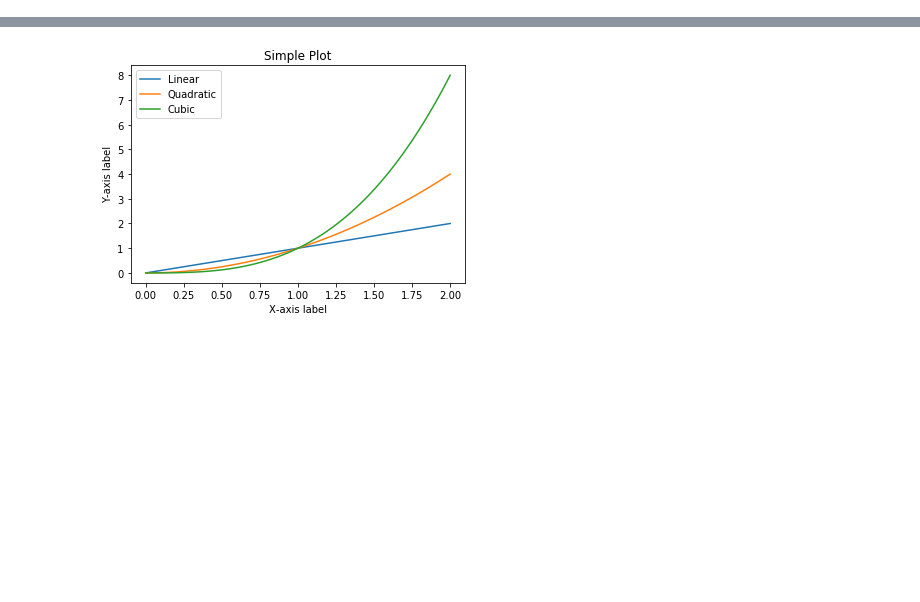
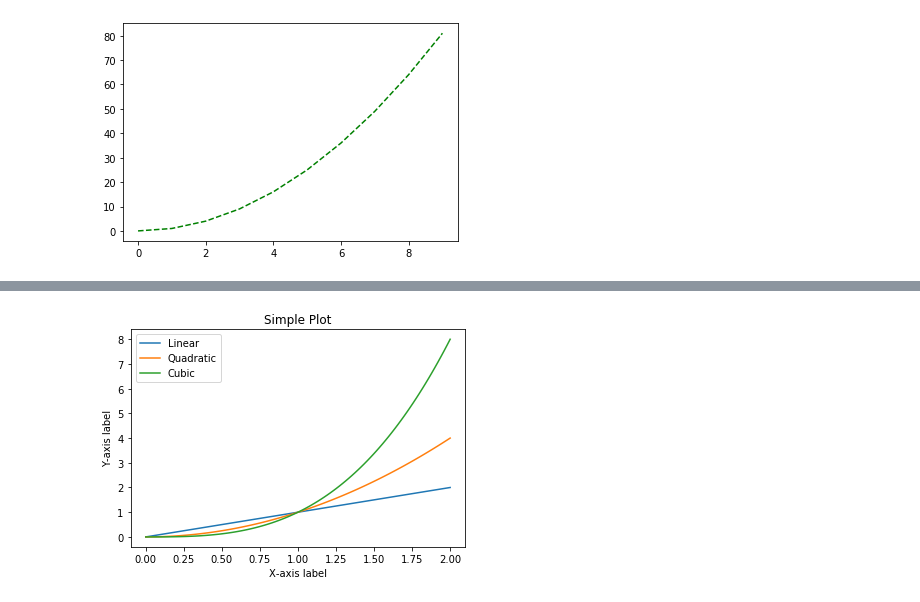
Before and after one commit to the-code-experiments/dl-prerequisite, a Jupyter notebook: matplotlib/feature-example-1.ipynb, the cells around one changed output, grey strips where cells are left out. Cells and saved outputs as stored; diff of their text form; code cells hidden in the pictures; blank space fills up the shorter version.

Commit message:
update(example): matplotlib

```diff
--- a/matplotlib/feature-example-1.ipynb
+++ b/matplotlib/feature-example-1.ipynb
@@ -1,3 +1,14 @@
+# %%
+import numpy as np
+import matplotlib.pyplot as plt
+
+X = np.arange(0, 10)
+Y = X ** 2
+plt.plot(X, Y, 'g--')
+
+plt.show()
+# %% [output]
+[figure, added]
 # %%
 import numpy as np
 import matplotlib.pyplot as plt
```
Also changed, not shown: parts of 3 cells of this notebook.
